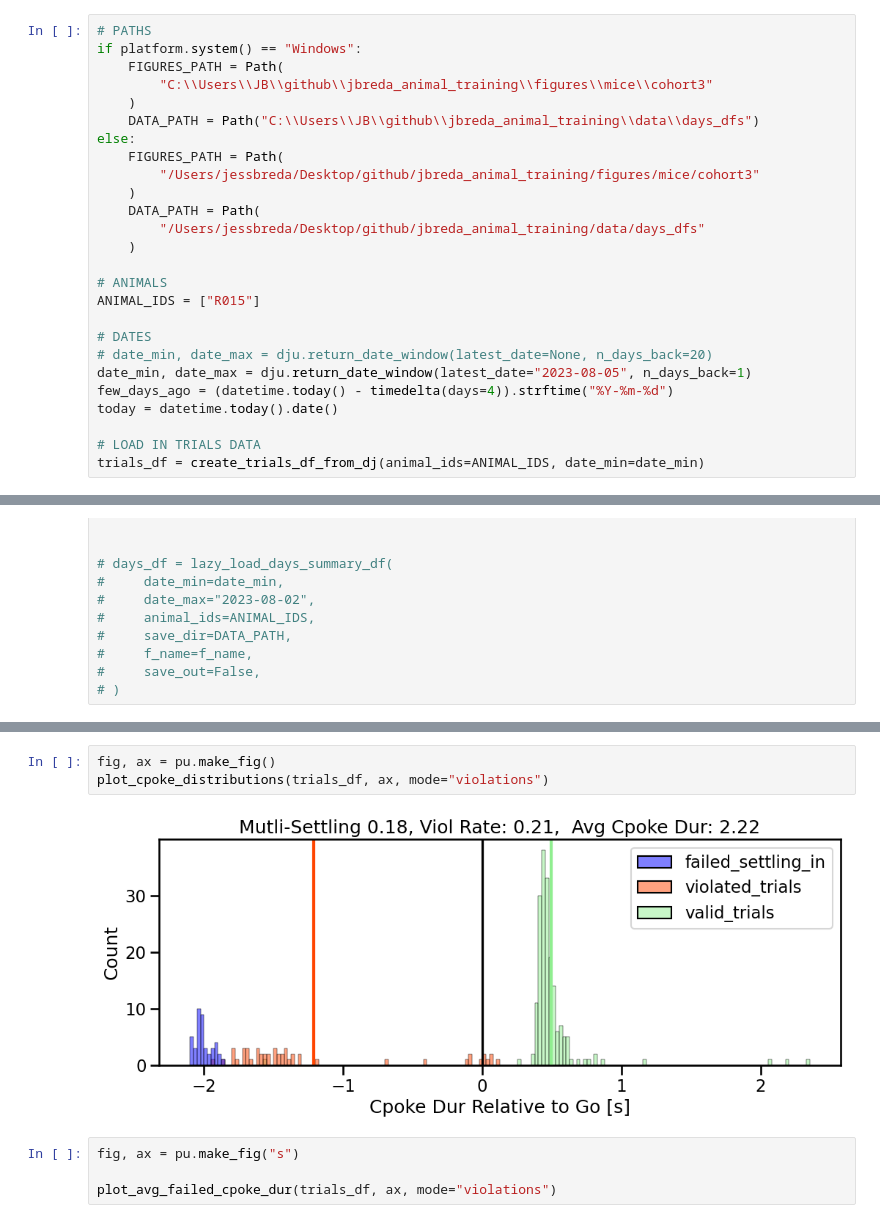
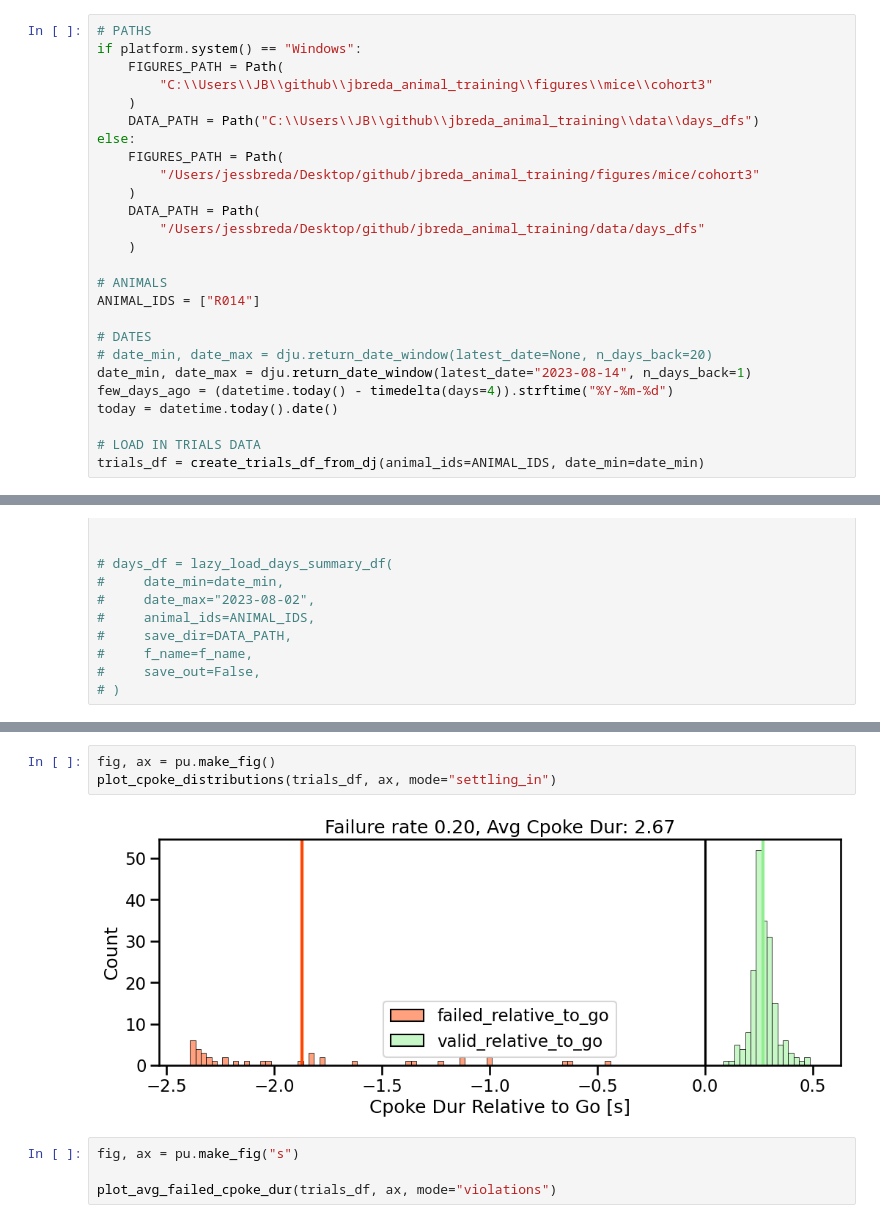
Before and after one commit to Brody-Lab/jbreda_animal_training, a Jupyter notebook: code/training_performance/plot_dev.ipynb, the cells around one changed output, grey strips where cells are left out. Saved outputs shown, nothing was run; the diff lists cells and outputs as text.

Commit message:
cpoke timing bug fix

```diff
--- a/code/training_performance/plot_dev.ipynb
+++ b/code/training_performance/plot_dev.ipynb
@@ -41,11 +41,11 @@ else:
     )
 
 # ANIMALS
-ANIMAL_IDS = ["R015"]
+ANIMAL_IDS = ["R014"]
 
 # DATES
 # date_min, date_max = dju.return_date_window(latest_date=None, n_days_back=20)
-date_min, date_max = dju.return_date_window(latest_date="2023-08-05", n_days_back=1)
+date_min, date_max = dju.return_date_window(latest_date="2023-08-14", n_days_back=1)
 few_days_ago = (datetime.today() - timedelta(days=4)).strftime("%Y-%m-%d")
 today = datetime.today().date()
 
@@ -70,8 +84,8 @@ fetched 1 sessions for R015 between 2023-08-04 and 2023-08-04
 # %%
 fig, ax = pu.make_fig()
-plot_cpoke_distributions(trials_df, ax, mode="violations")
+plot_cpoke_distributions(trials_df, ax, mode="settling_in")
 # %% [output]
-[figure, old version]
+[figure, new version]
 # %%
 fig, ax = pu.make_fig("s")
 
```
Also changed, not shown: parts of 4 cells of this notebook, 1 other file.
